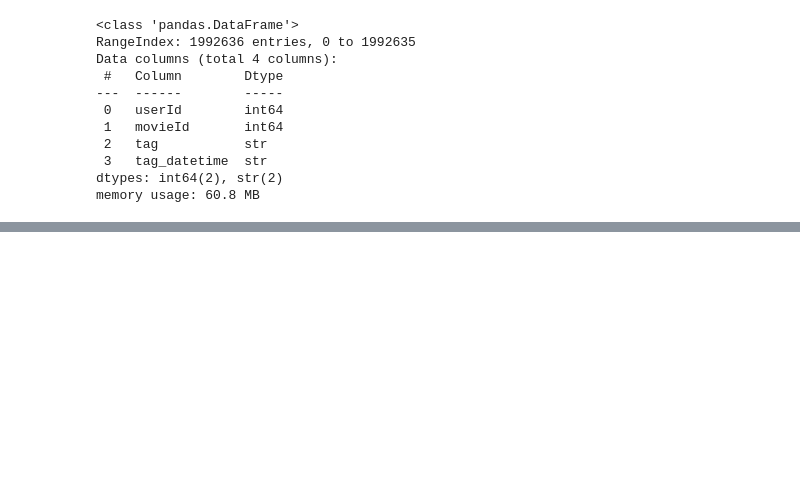
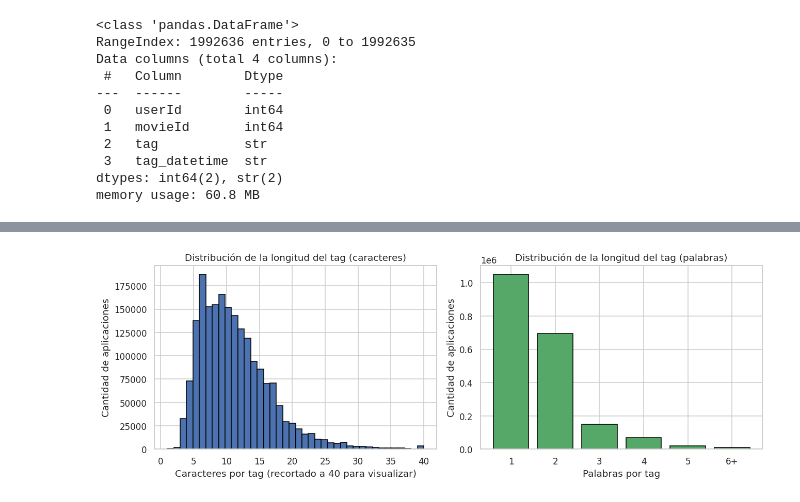
Before and after one commit to AndresCalderonRamirez/Parcial-DIGD, a Jupyter notebook: notebooks/exploration/main/tags.ipynb, the cells around one changed output, grey strips where cells are left out. Cells and saved outputs as stored; diff of their text form; code cells hidden in the pictures; blank space fills up the shorter version.

```diff
--- a/notebooks/exploration/main/tags.ipynb
+++ b/notebooks/exploration/main/tags.ipynb
@@ -469,0 +123,12 @@ usuario si el objetivo es capturar etiquetado genuinamente humano.
+# %%
+tags_sin_nulos = tags.dropna(subset=["tag"]).copy()
+
+mojibake = tags_sin_nulos["tag"].str.contains(r"Ã.|â€", regex=True, na=False)
+no_ascii = tags_sin_nulos["tag"].str.contains(r"[^\x00-\x7F]", regex=True, na=False)
+
+print(f"Tags con patrón de mojibake (UTF-8 mal decodificado): {mojibake.sum()} "
+      f"({mojibake.mean() * 100:.3f}%)")
+print(f"Tags con al menos un carácter no-ASCII (incluye idiomas distintos al inglés, con o sin "
+      f"mojibake): {no_ascii.sum()} ({no_ascii.mean() * 100:.3f}%)")
+print("\nEjemplos de mojibake encontrados:")
+tags_sin_nulos.loc[mojibake, "tag"].head(6).tolist()
@@ -469,0 +171,14 @@ usuario si el objetivo es capturar etiquetado genuinamente humano.
+# %%
+tags_limpio = tags_sin_nulos.copy()
+tags_limpio["tag_norm"] = tags_limpio["tag"].str.strip().str.lower()
+tags_limpio["n_caracteres"] = tags_limpio["tag_norm"].str.len()
+tags_limpio["n_palabras"] = tags_limpio["tag_norm"].str.split().str.len()
+tags_limpio["tag_datetime"] = pd.to_datetime(tags_limpio["tag_datetime"])
+tags_limpio["anio"] = tags_limpio["tag_datetime"].dt.year
+tags_limpio["dia_semana"] = tags_limpio["tag_datetime"].dt.dayofweek  # 0 = lunes
+
+n_unicos_crudo = tags_limpio["tag"].nunique()
+n_unicos_norm = tags_limpio["tag_norm"].nunique()
+print(f"Tags de texto únicos sin normalizar: {n_unicos_crudo:,}")
+print(f"Tags únicos tras normalizar (minúsculas + recorte de espacios): {n_unicos_norm:,}")
+print(f"Variantes fusionadas por la normalización: {n_unicos_crudo - n_unicos_norm:,}")
@@ -469,0 +254,19 @@ usuario si el objetivo es capturar etiquetado genuinamente humano.
+# %%
+fig, (ax1, ax2) = plt.subplots(1, 2, figsize=(12, 4.5))
+
+ax1.hist(tags_limpio["n_caracteres"].clip(upper=40), bins=40, color="#4C72B0", edgecolor="black")
+ax1.set_xlabel("Caracteres por tag (recortado a 40 para visualizar)")
+ax1.set_ylabel("Cantidad de aplicaciones")
+ax1.set_title("Distribución de la longitud del tag (caracteres)")
+
+conteo_palabras = tags_limpio["n_palabras"].clip(upper=6).value_counts().sort_index()
+ax2.bar(conteo_palabras.index.astype(str), conteo_palabras.values, color="#55A868", edgecolor="black")
+ax2.set_xticklabels(["1", "2", "3", "4", "5", "6+"])
+ax2.set_xlabel("Palabras por tag")
+ax2.set_ylabel("Cantidad de aplicaciones")
+ax2.set_title("Distribución de la longitud del tag (palabras)")
+
+fig.tight_layout()
+plt.show()
+# %% [output]
+[figure, added]
```
Also changed, not shown: parts of 103 cells of this notebook.
